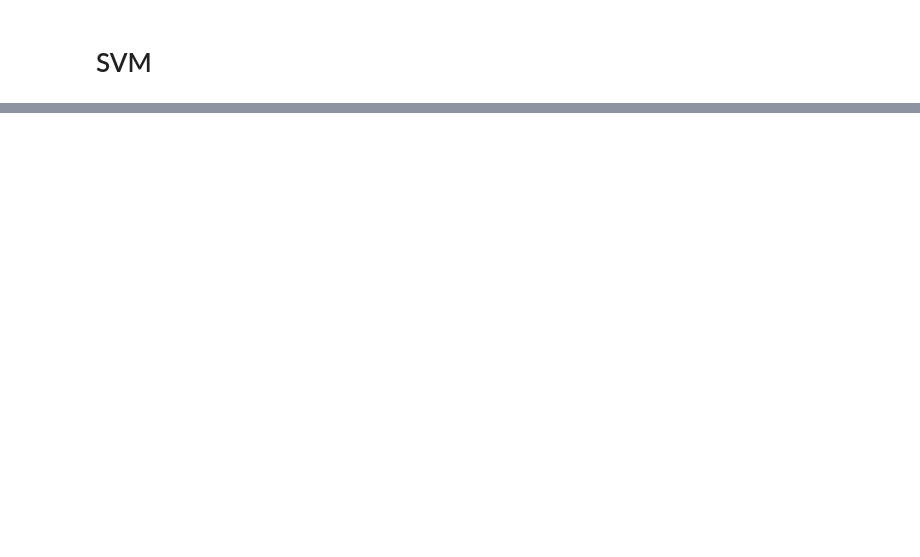
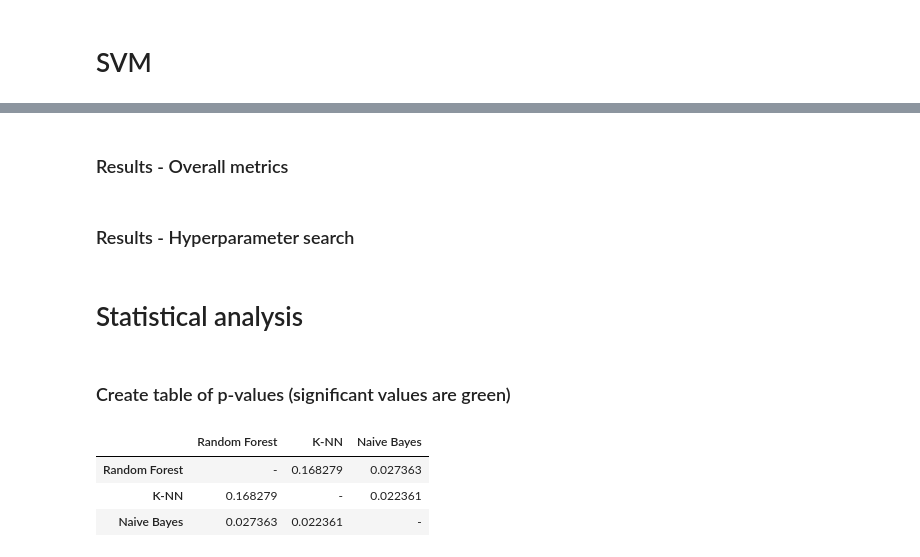
Before and after one commit to pienvangastel/tm10007_ml_group3, a Jupyter notebook: assignment_ordered.ipynb, the cells around one changed output, grey strips where cells are left out. Drawn from its saved outputs; the diff is of its cells as text; code cells hidden in the pictures; blank space fills up the shorter version.

Commit message:
Correct structure of algorithms and added statistical analysis.

```diff
--- a/assignment_ordered.ipynb
+++ b/assignment_ordered.ipynb
@@ -528,0 +1078,2 @@ scores['accuracy']
+# %% [markdown]
+### Results - Overall metrics
@@ -528,0 +1087,2 @@ scores['accuracy']
+# %% [markdown]
+### Results - Hyperparameter search
@@ -528,0 +1101,38 @@ scores['accuracy']
+# %% [markdown]
+# Statistical analysis
+# %% [markdown]
+### Create table of p-values (significant values are green)
+# %%
+classifiers_used = ['Random Forest', 'K-NN', 'Naive Bayes'] # SVM toevoegen
+
+names = combinations(classifiers_used, 2)
+#comb = combinations([scores_rf['f1'], scores_knn['f1'], scores_nb['f1'], scores_svm['f1']], 2)
+
+# Terugveranderen!
+scores_rf = [0.25925925925925924, 0.37931034482758624, 0.18518518518518517, 0.1923076923076923, 0.22222222222222218]
+scores_knn = [0.3, 0.3157894736842105, 0.30508474576271183, 0.3333333333333333, 0.2857142857142857]
+scores_nb = [0.30769230769230765, 0.41666666666666663, 0.34375, 0.4266666666666667, 0.3684210526315789]
+#scores_svm = []
+
+comb = combinations([scores_rf, scores_knn, scores_nb], 2)
+
+# Print the obtained combinations
+p_values_table = pd.DataFrame(index=classifiers_used, columns=classifiers_used)
+
+for name, scores in zip(list(names), list(comb)):
+    _, p_value = ttest_rel(scores[0], scores[1])
+    p_values_table[name[0]][name[1]] = p_value
+    p_values_table[name[1]][name[0]] = p_value
+# %%
+def _color_red_or_green(val):
+    color = 'grey' if val == '-' else ('green' if float(val) < 0.05 else 'black')
+    return 'color: %s' % color
+# %%
+p_values_table = p_values_table.replace(pd.NA, '-')
+p_values_table = p_values_table.style.applymap(_color_red_or_green)
+display(p_values_table)
+# %% [output]
+|  | Random Forest | K-NN | Naive Bayes |
+| Random Forest | - | 0.168279 | 0.027363 |
+| K-NN | 0.168279 | - | 0.022361 |
+| Naive Bayes | 0.027363 | 0.022361 | - |
```
Also changed, not shown: parts of 23 cells of this notebook.
